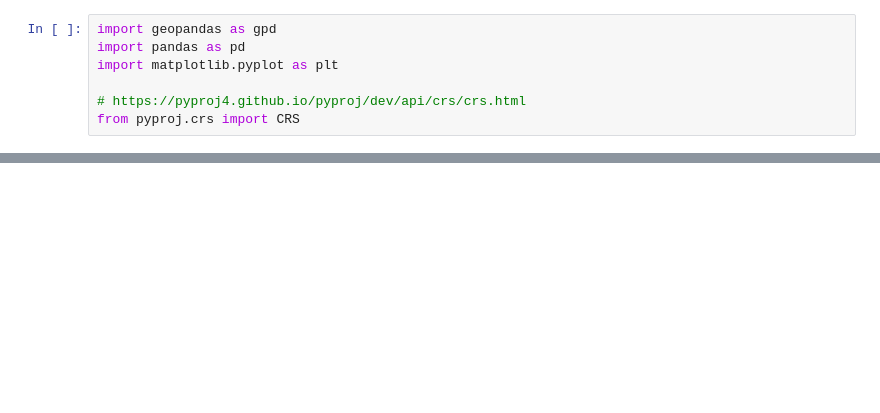
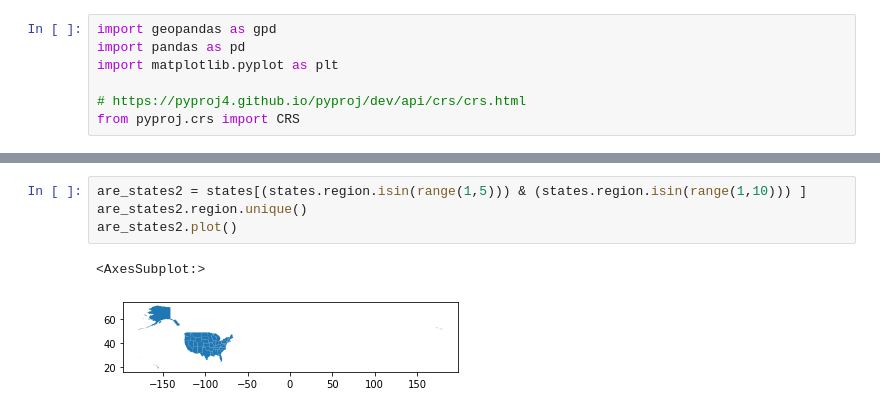
Before and after one commit to carmengg/eds-220-book, a Jupyter notebook: drafts-lectures/lesson-11-census-shapefile.ipynb, the cells around one changed output, grey strips where cells are left out. Drawn from its saved outputs; the diff is of its cells as text; blank space fills up the shorter version.

```diff
--- a/drafts-lectures/lesson-11-census-shapefile.ipynb
+++ b/drafts-lectures/lesson-11-census-shapefile.ipynb
@@ -105,0 +85,7 @@ Name: x, dtype: int64
+# %%
+are_states2 = states[(states.region.isin(range(1,5))) & (states.region.isin(range(1,10))) ]
+are_states2.region.unique()
+are_states2.plot()
+# %% [output]
+<AxesSubplot:>
+[figure, added]
```
Also changed, not shown: parts of 18 cells of this notebook, 1 other file.
